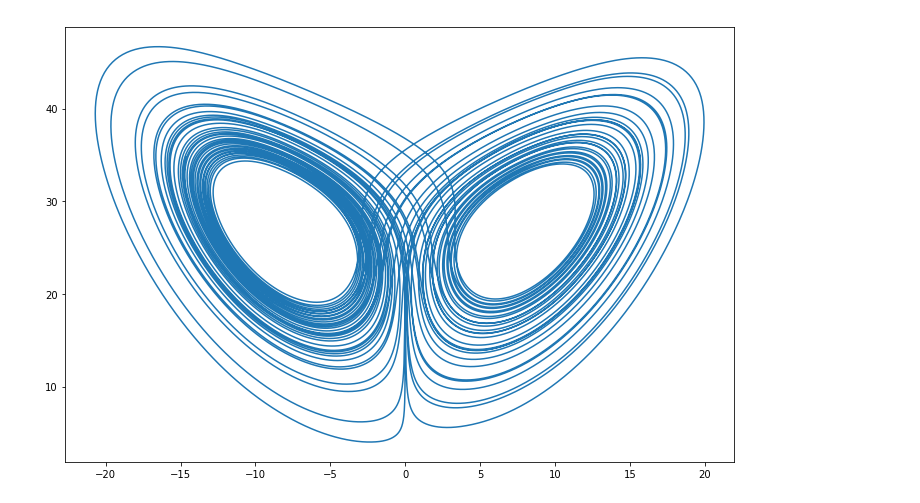
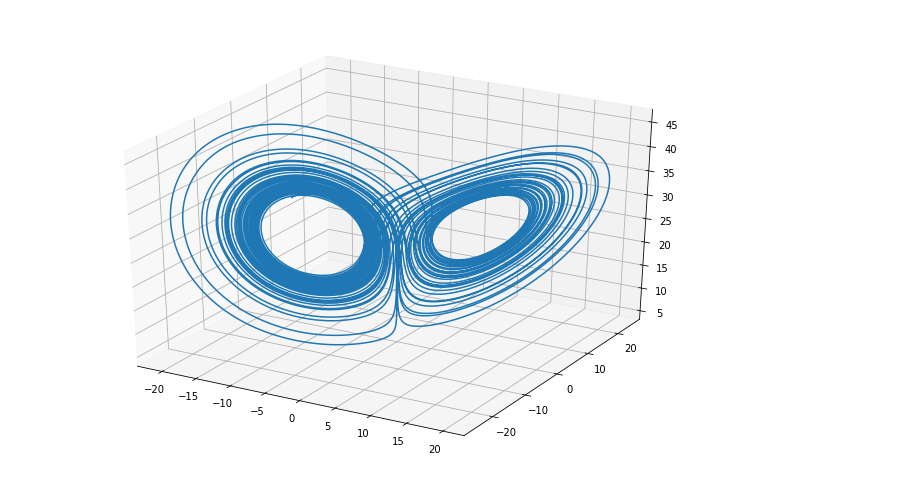
Before and after one commit to waltervh/jupyter-notebooks, a Jupyter notebook: Lorenz.ipynb, the cells around one changed output. Saved outputs shown, nothing was run; the diff lists cells and outputs as text; code cells hidden in the pictures.

Commit message:
Add 3d plotting to Lorenz attractor

```diff
--- a/Lorenz.ipynb
+++ b/Lorenz.ipynb
@@ -26,7 +27,8 @@ xyz = solution.y
 x, y, z = xyz
 # %%
 plt.figure(figsize=(12,8))
-plt.plot(x, z)
+ax = plt.axes(projection='3d')
+ax.plot3D(x, y, z)
 plt.show()
 # %% [output]
-[figure, old version]
+[figure, new version]
```
Also changed, not shown: parts of 1 cell of this notebook.
